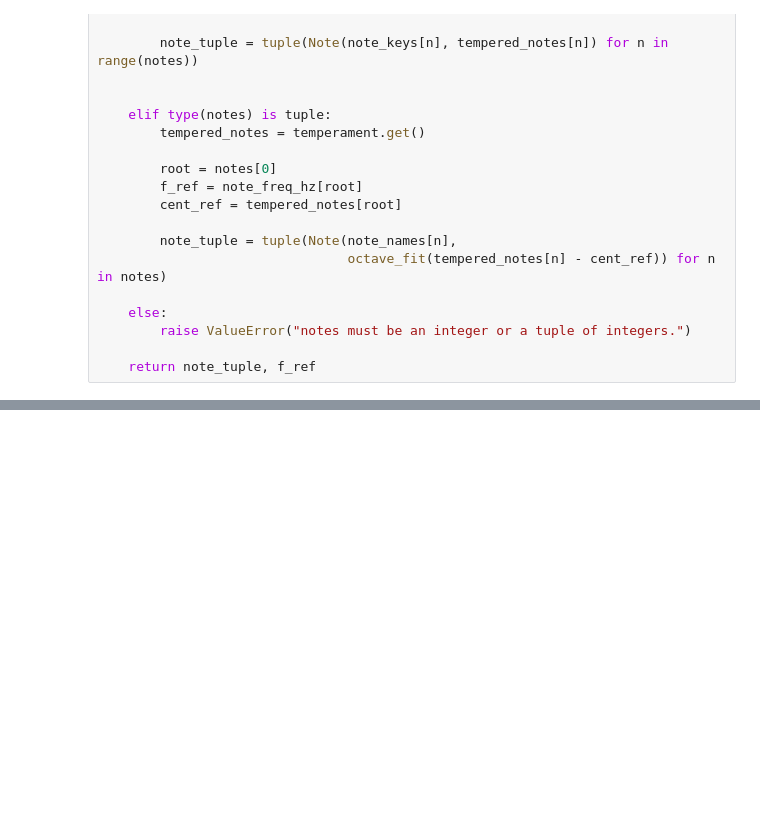
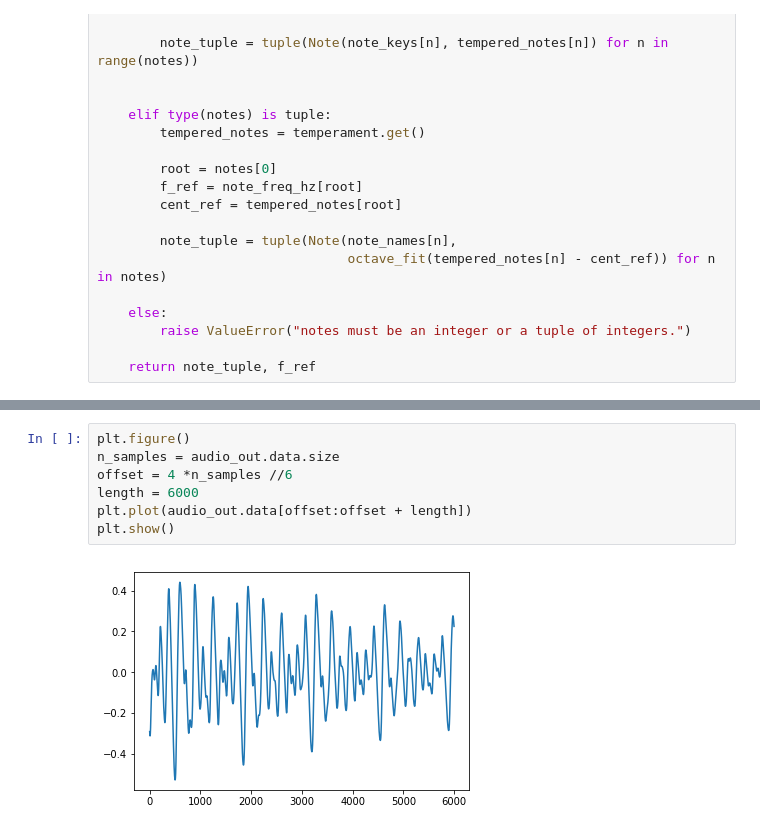
Before and after one commit to rodrihgh/music-scales-playground, a Jupyter notebook: music-scales.ipynb, the cells around one changed output, grey strips where cells are left out. Drawn from its saved outputs; the diff is of its cells as text; blank space fills up the shorter version.

```diff
--- a/music-scales.ipynb
+++ b/music-scales.ipynb
@@ -665,2 +678,11 @@ display(app, plot_out)
 # %% [output]
 AppLayout(children=(HBox(children=(Dropdown(description='Nr. of Notes', index=5, layout=Layout(height='auto', …
+# %%
+plt.figure()
+n_samples = audio_out.data.size
+offset = 4 *n_samples //6
+length = 6000
+plt.plot(audio_out.data[offset:offset + length])
+plt.show()
+# %% [output]
+[figure, added]
```
Also changed, not shown: parts of 3 cells of this notebook.
